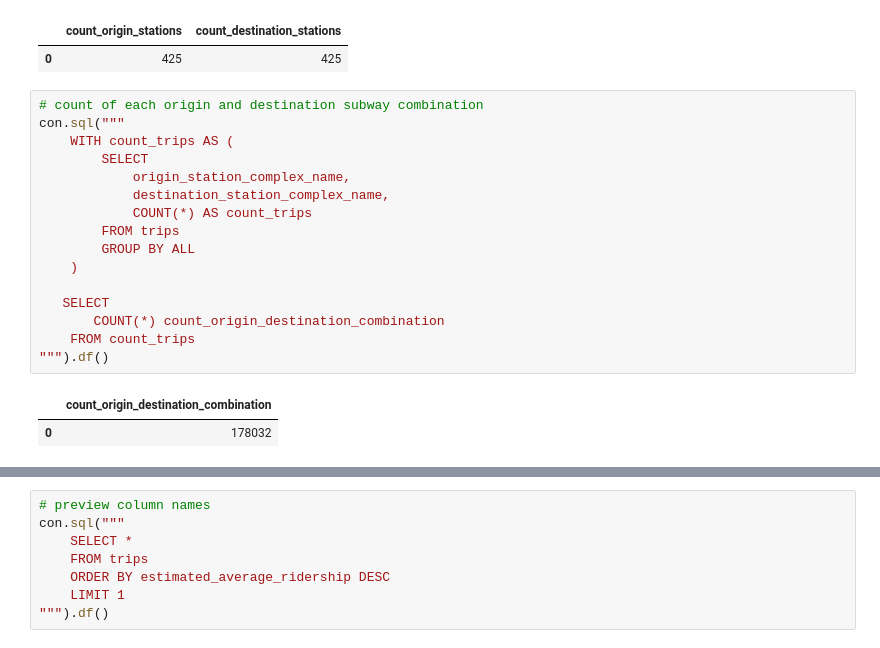
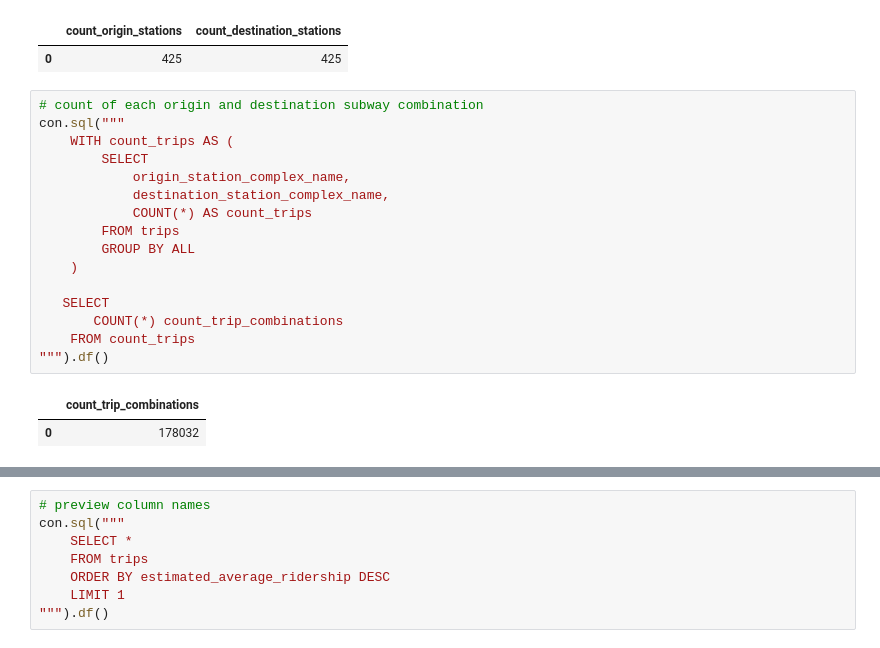
Before and after one commit to mebauer/mta-data, a Jupyter notebook: subway-trips.ipynb, the cells around one changed output, grey strips where cells are left out. Drawn from its saved outputs; the diff is of its cells as text.

```diff
--- a/subway-trips.ipynb
+++ b/subway-trips.ipynb
@@ -196,19 +214,19 @@ con.sql("""
 # %%
 # count of each origin and destination subway combination
 con.sql("""
     WITH count_trips AS (
         SELECT
             origin_station_complex_name,
             destination_station_complex_name,
             COUNT(*) AS count_trips
         FROM trips
         GROUP BY ALL
     )
 
    SELECT
-       COUNT(*) count_origin_destination_combination
+       COUNT(*) count_trip_combinations
     FROM count_trips
 """).df()
 # %% [output]
-|  | count_origin_destination_combination |
+|  | count_trip_combinations |
 | 0 | 178032 |
```
Also changed, not shown: parts of 29 cells of this notebook, 1 other file.
